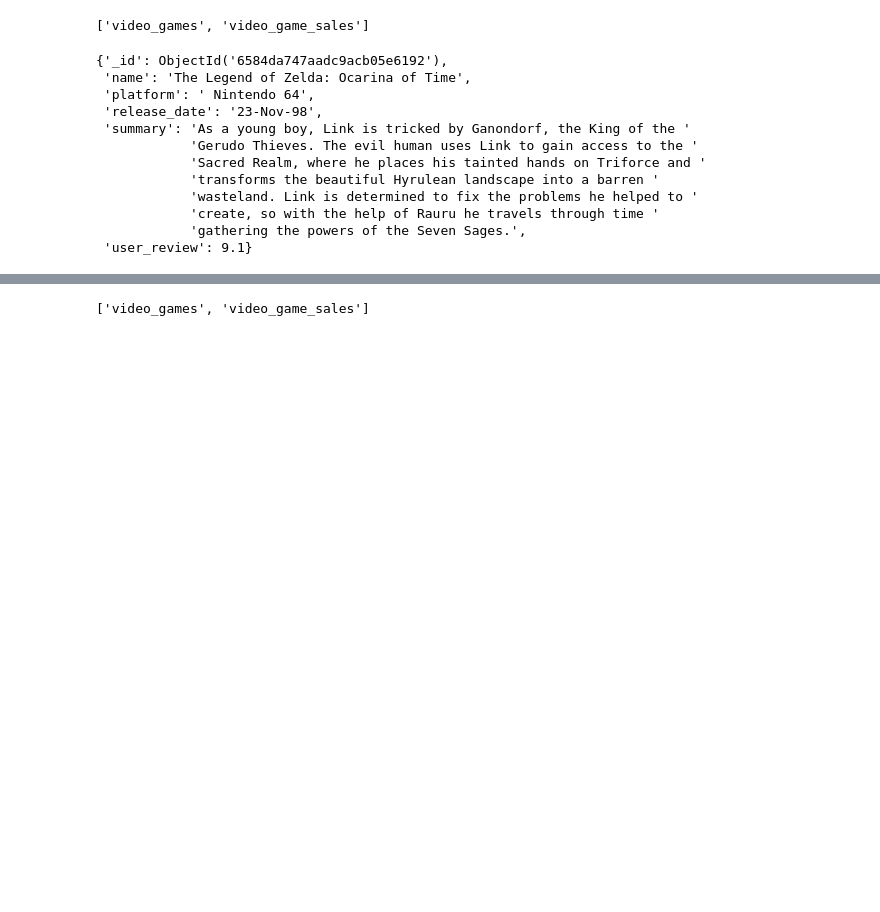
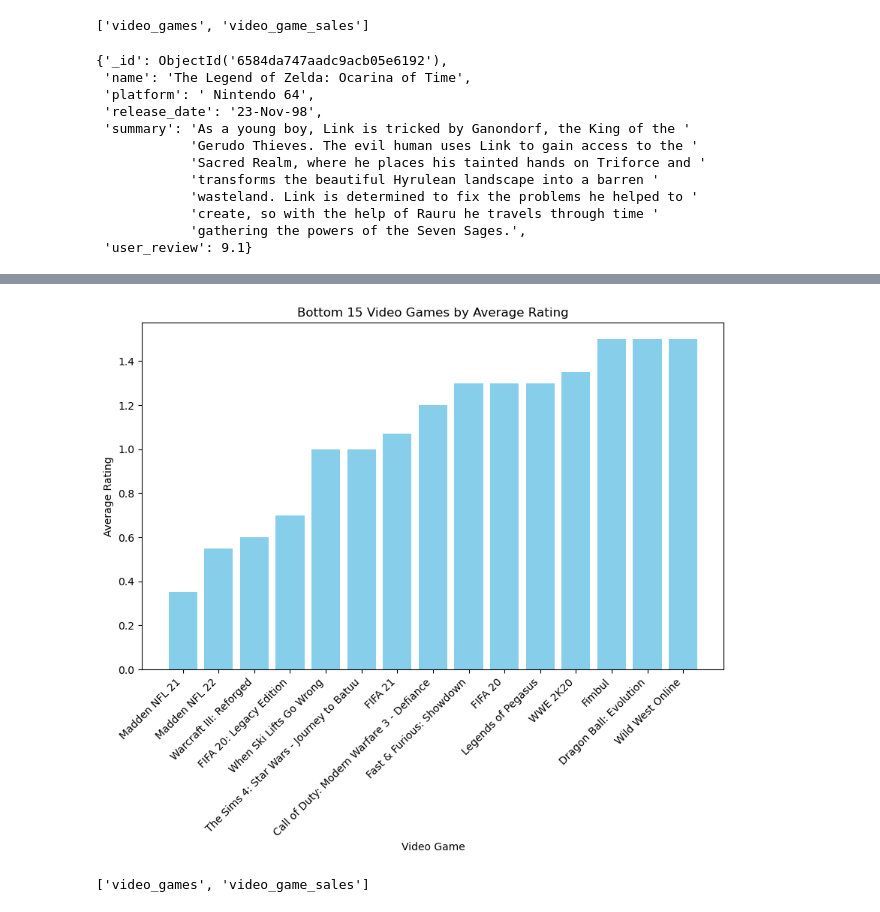
Before and after one commit to DarkWolf776/Project3, a Jupyter notebook: Project 3 work.ipynb, the cells around one changed output, grey strips where cells are left out. Drawn from its saved outputs; the diff is of its cells as text; code cells hidden in the pictures; blank space fills up the shorter version.

```diff
--- a/Project 3 work.ipynb
+++ b/Project 3 work.ipynb
@@ -162,3 +175,17 @@ bottom_games.head(15)
+# %%
+plt.figure(figsize=(10, 6))
+plt.bar(bottom_games['Video Game'].head(15), bottom_games['Average Rating'].head(15), color='skyblue')
+plt.xlabel('Video Game')
+plt.ylabel('Average Rating')
+plt.title('Bottom 15 Video Games by Average Rating')
+
+# Rotate x-axis labels for better readability
+plt.xticks(rotation=45, ha='right')
+
+# Save the plot as a JPEG image
+plt.savefig('Charts/bottom_games.jpg', format='jpeg', bbox_inches='tight')
+# %% [output]
+[figure, added]
 # %%
 print(db.list_collection_names())
 # %% [output]
```
Also changed, not shown: parts of 17 cells of this notebook, 5 other files.
